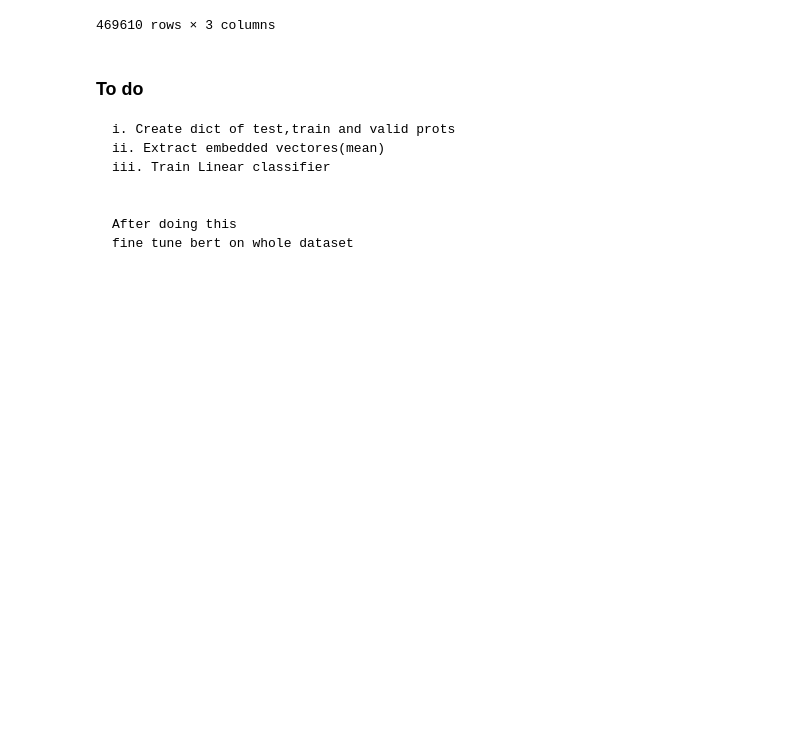
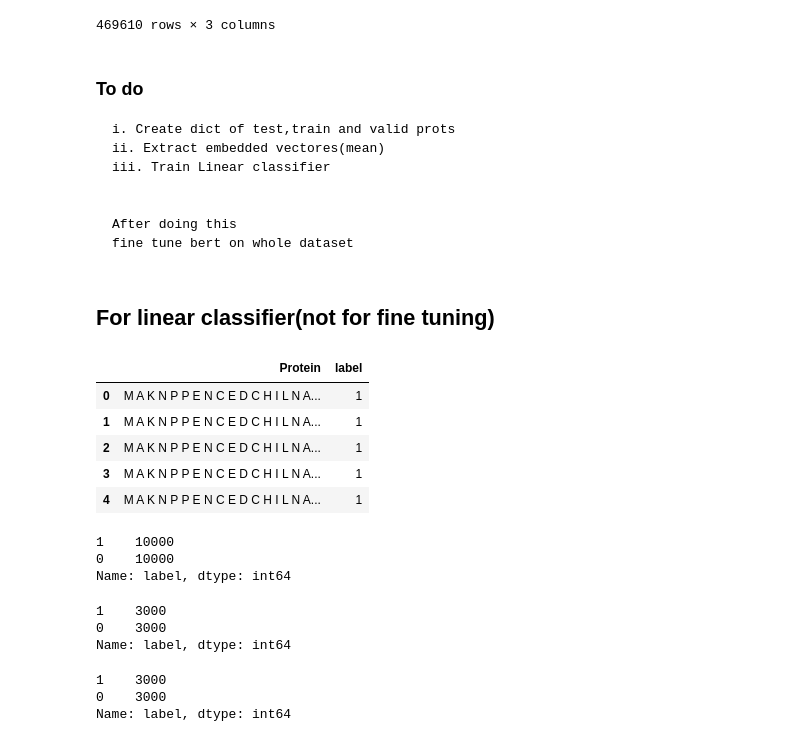
Before and after one commit to danish2562022/PPI_prediction, a Jupyter notebook: jupyter_notebooks_utils/final_data_set_analysis/combining_prot_A_prot_b .ipynb, the cells around one changed output. Saved outputs shown, nothing was run; the diff lists cells and outputs as text; code cells hidden in the pictures; blank space fills up the shorter version.

```diff
--- a/jupyter_notebooks_utils/final_data_set_analysis/combining_prot_A_prot_b .ipynb
+++ b/jupyter_notebooks_utils/final_data_set_analysis/combining_prot_A_prot_b .ipynb
@@ -283,3 +283,36 @@ iii. Train Linear classifier
 After doing this
 fine tune bert on whole dataset
 </pre>
+# %% [markdown]
+## For linear classifier(not for fine tuning)
+# %%
+train_subset_lc = pd.read_csv("../../csv_files_new_ppi/training_and_test_set/combined_prot_a_prot_b//combined_subset_train.csv")
+val_subset_lc = pd.read_csv("../../csv_files_new_ppi/training_and_test_set/combined_prot_a_prot_b//combined_subset_val.csv")
+test_subset_lc = pd.read_csv("../../csv_files_new_ppi/training_and_test_set/combined_prot_a_prot_b//combined_subset_test.csv")
+# %%
+train_subset_lc.head()
+# %% [output]
+|  | Protein | label |
+| 0 | M A K N P P E N C E D C H I L N A... | 1 |
+| 1 | M A K N P P E N C E D C H I L N A... | 1 |
+| 2 | M A K N P P E N C E D C H I L N A... | 1 |
+| 3 | M A K N P P E N C E D C H I L N A... | 1 |
+| 4 | M A K N P P E N C E D C H I L N A... | 1 |
+# %%
+train_subset_lc.label.value_counts()
+# %% [output]
+1    10000
+0    10000
+Name: label, dtype: int64
+# %%
+val_subset_lc.label.value_counts()
+# %% [output]
+1    3000
+0    3000
+Name: label, dtype: int64
+# %%
+test_subset_lc.label.value_counts()
+# %% [output]
+1    3000
+0    3000
+Name: label, dtype: int64
```
Also changed, not shown: parts of 4 cells of this notebook.
